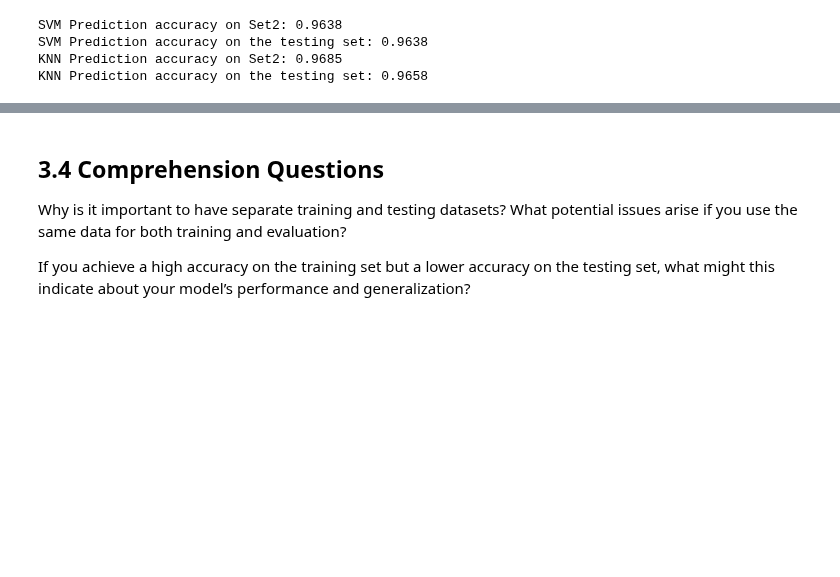
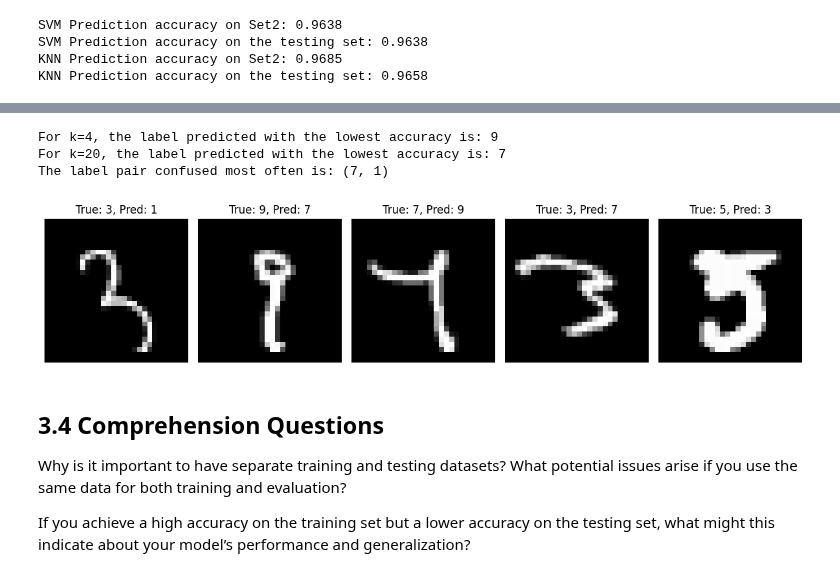
Before and after one commit to junyi2022/musa-650-remote-sensing, a Jupyter notebook: assignments/HW1.ipynb, the cells around one changed output, grey strips where cells are left out. Cells and saved outputs as stored; diff of their text form; code cells hidden in the pictures; blank space fills up the shorter version.

```diff
--- a/assignments/HW1.ipynb
+++ b/assignments/HW1.ipynb
@@ -699,3 +705,81 @@ Based on the patterns in the pixel values for each category, which labels (numbe
+# %%
+# Select images labeled 1, 3, 5, 7, and 9
+selected_labels = [1, 3, 5, 7, 9]
+train_mask = np.isin(y_train, selected_labels)
+test_mask = np.isin(y_test, selected_labels)
+
+x_train_selected = x_train[train_mask]
+y_train_selected = y_train[train_mask]
+x_test_selected = x_test[test_mask]
+y_test_selected = y_test[test_mask]
+
+# Flatten the images (convert 28x28 images to 784-dimensional vectors)
+x_train_selected = x_train_selected.reshape(x_train_selected.shape[0], -1)
+x_test_selected = x_test_selected.reshape(x_test_selected.shape[0], -1)
+
+# Train a k-NN classifier for k = 4 to 40, step size of 4
+k_values = range(4, 41, 4)
+results = {}
+
+for k in k_values:
+    knn_classifier = KNeighborsClassifier(n_neighbors=k)
+    knn_classifier.fit(x_train_selected, y_train_selected)
+
+    # Predict labels for the testing set
+    y_pred = knn_classifier.predict(x_test_selected)
+
+    # Calculate accuracy
+    accuracy = accuracy_score(y_test_selected, y_pred)
+
+    # Calculate confusion matrix
+    cm = confusion_matrix(y_test_selected, y_pred, labels=selected_labels)
+
+    # Store results
+    results[k] = {
+        'accuracy': accuracy,
+        'confusion_matrix': cm
+    }
+
+# For k = 4, find the label predicted with the lowest accuracy
+k4_cm = results[4]['confusion_matrix']
+k4_accuracy_per_label = k4_cm.diagonal() / k4_cm.sum(axis=1)
+k4_worst_label = selected_labels[np.argmin(k4_accuracy_per_label)]
+print(f"For k=4, the label predicted with the lowest accuracy is: {k4_worst_label}")
+
+# For k = 20, find the label predicted with the lowest accuracy
+k20_cm = results[20]['confusion_matrix']
+k20_accuracy_per_label = k20_cm.diagonal() / k20_cm.sum(axis=1)
+k20_worst_label = selected_labels[np.argmin(k20_accuracy_per_label)]
+print(f"For k=20, the label predicted with the lowest accuracy is: {k20_worst_label}")
+
+# Find the label pair that was confused most often
+# Sum confusion matrices across all k values
+total_cm = sum([results[k]['confusion_matrix'] for k in k_values])
+np.fill_diagonal(total_cm, 0)  # Ignore correct predictions
+most_confused_pair = np.unravel_index(np.argmax(total_cm), total_cm.shape)
+most_confused_labels = (selected_labels[most_confused_pair[0]], selected_labels[most_confused_pair[1]])
+print(f"The label pair confused most often is: {most_confused_labels}")
+
+# Visualize 5 mislabeled samples
+knn_classifier = KNeighborsClassifier(n_neighbors=4)
+knn_classifier.fit(x_train_selected, y_train_selected)
+y_pred = knn_classifier.predict(x_test_selected)
+
+mislabeled_indices = np.where(y_pred != y_test_selected)[0][:5]  # First 5 mislabeled samples
+
+plt.figure(figsize=(12, 6))
+for i, idx in enumerate(mislabeled_indices):
+    plt.subplot(1, 5, i + 1)
+    plt.imshow(x_test_selected[idx].reshape(28, 28), cmap='gray')
+    plt.title(f"True: {y_test_selected[idx]}, Pred: {y_pred[idx]}")
+    plt.axis('off')
+plt.tight_layout()
+plt.show()
+# %% [output]
+For k=4, the label predicted with the lowest accuracy is: 9
+For k=20, the label predicted with the lowest accuracy is: 7
+The label pair confused most often is: (7, 1)
+[figure, added]
 # %% [markdown]
 ## 3.4 Comprehension Questions
 
```
Also changed, not shown: parts of 3 cells of this notebook.
